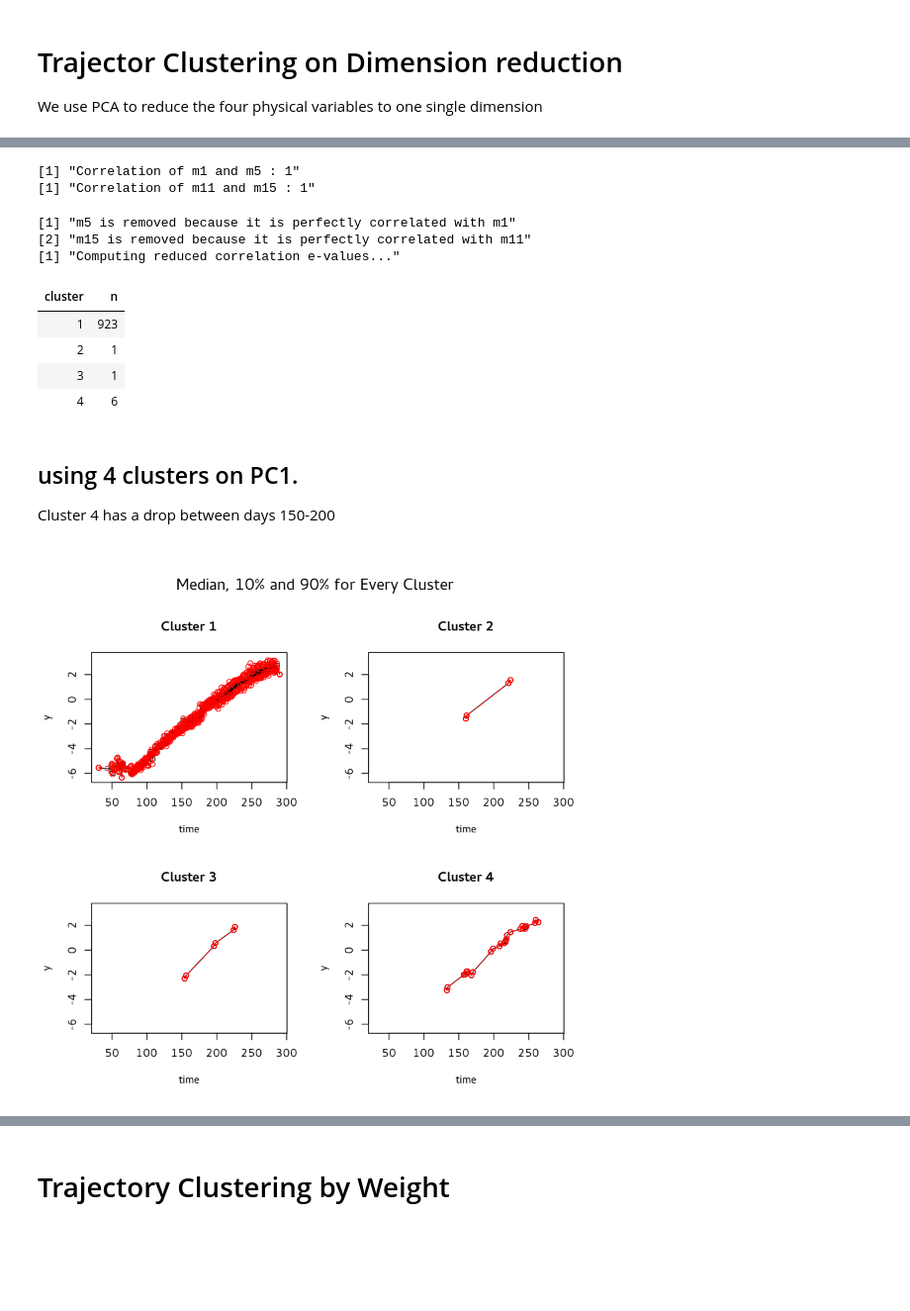
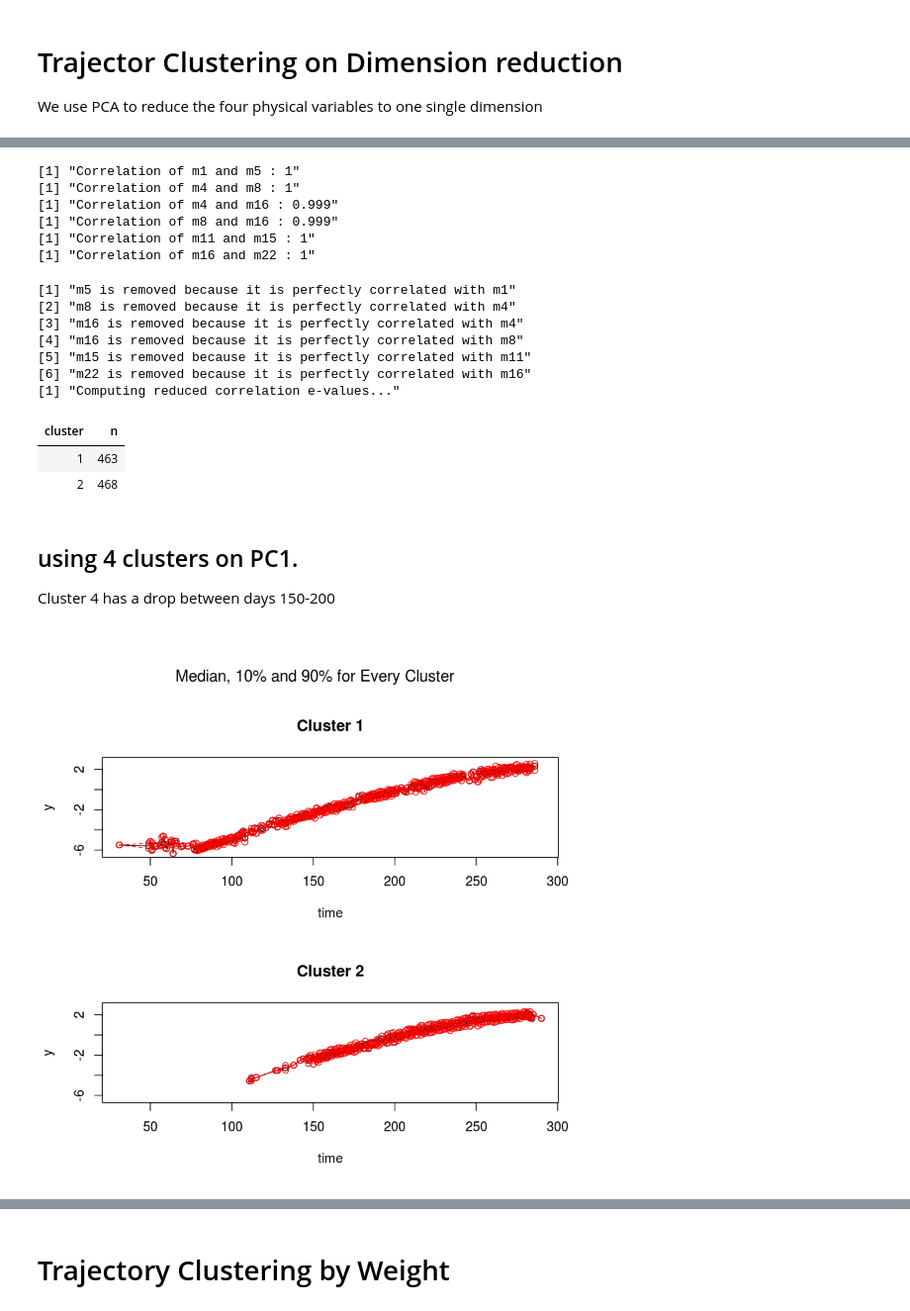
Before and after one commit to de-git/HBGDki-London, a Jupyter notebook: Ultrasound/notebooks/trajectory clustering.ipynb, the cells around one changed output, grey strips where cells are left out. Shown: that part at 99% size. Saved outputs shown, nothing was run; the diff lists cells and outputs as text; code cells hidden in the pictures; blank space fills up the shorter version.

```diff
--- a/Ultrasound/notebooks/trajectory clustering.ipynb
+++ b/Ultrasound/notebooks/trajectory clustering.ipynb
@@ -100,6 +106,7 @@ dat.train %>% nrow
 # %%
-PC1 = dat.prcomp$x %>% tbl_df %>% select(PC1)
+PC = dat.prcomp$x %>% tbl_df %>% select(PC1, PC2)
 
-dat.train$PC1 = -1 * PC1$PC1
+dat.train$PC1 = -1 * PC$PC1
+dat.train$PC2 = -1 * PC$PC2
 dat.train %>% head
 # %% [output]
@@ -142,32 +149,38 @@ dat.values %>% head
 # %%
 library(traj)
 # %%
-s1 = step1measures(dat.values, dat.times, ID=T)
+s1.pc1 = step1measures(dat.values, dat.times, ID=T)
 # %% [output]
 [1] "Correlation of m1 and m5 : 1"
+[1] "Correlation of m4 and m8 : 1"
+[1] "Correlation of m4 and m16 : 0.999"
+[1] "Correlation of m8 and m16 : 0.999"
 [1] "Correlation of m11 and m15 : 1"
+[1] "Correlation of m16 and m22 : 1"
 # %%
-s2 = step2factors(s1)
+s2.pc1 = step2factors(s1.pc1)
 # %% [output]
 [1] "m5 is removed because it is perfectly correlated with m1"
-[2] "m15 is removed because it is perfectly correlated with m11"
+[2] "m8 is removed because it is perfectly correlated with m4"
+[3] "m16 is removed because it is perfectly correlated with m4"
+[4] "m16 is removed because it is perfectly correlated with m8"
+[5] "m15 is removed because it is perfectly correlated with m11"
+[6] "m22 is removed because it is perfectly correlated with m16"
 [1] "Computing reduced correlation e-values..."
 # %%
-s3 = step3clusters(s2,4 )
+s3.pc1 = step3clusters(s2.pc1,2 )
 # %%
-s3$clusters %>% count(cluster)
+s3.pc1$clusters %>% count(cluster)
 # %% [output]
 | cluster | n |
-| 1 | 923 |
-| 2 | 1 |
-| 3 | 1 |
-| 4 | 6 |
+| 1 | 463 |
+| 2 | 468 |
 # %% [markdown]
 ## using 4 clusters on PC1.
 
 Cluster 4 has a drop between days 150-200
 # %%
-plotMedTraj(s3)
+plotMedTraj(s3.pc1)
 # %% [output]
-[figure, old version]
+[figure, new version]
 # %%
```
Also changed, not shown: parts of 14 cells of this notebook, 2 other files.
